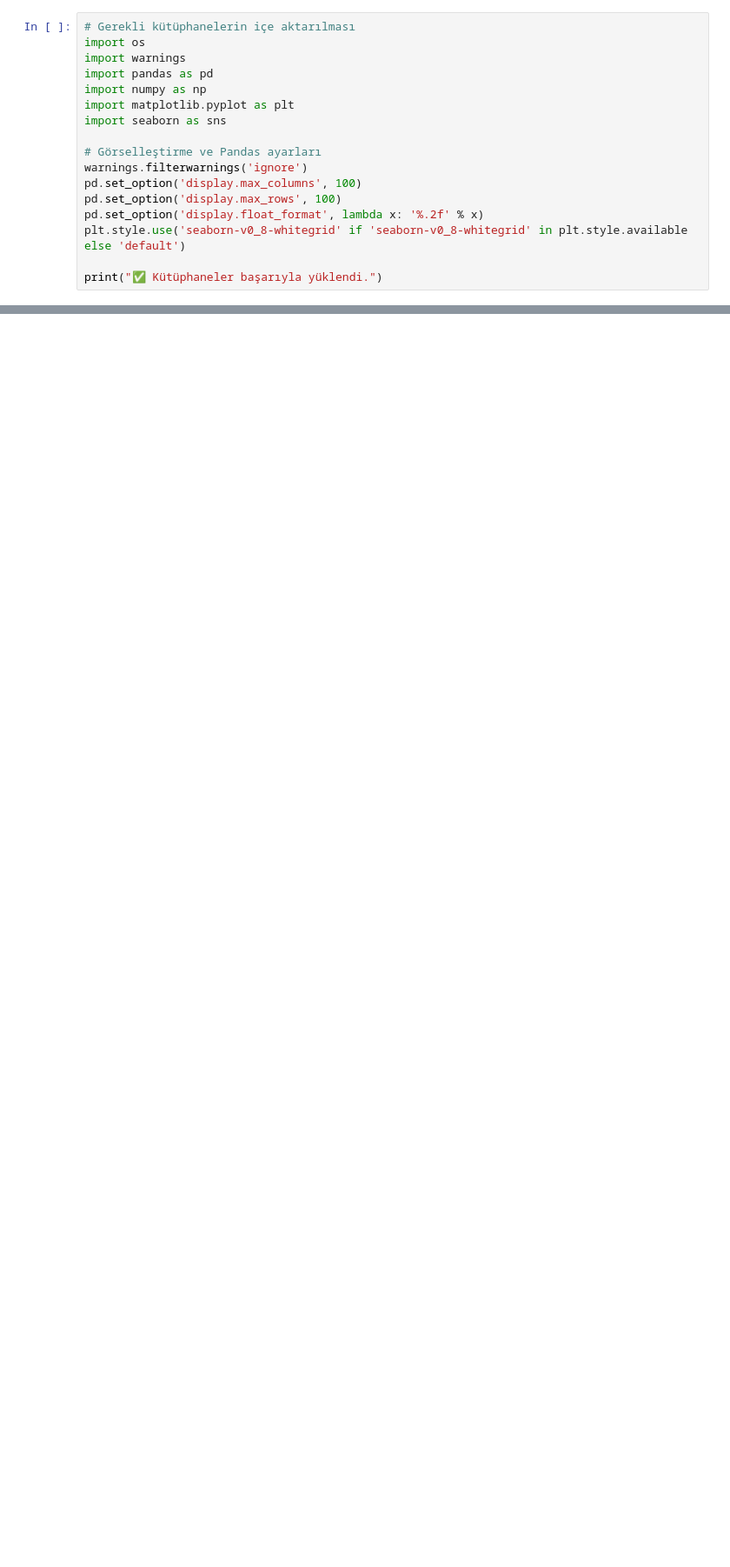
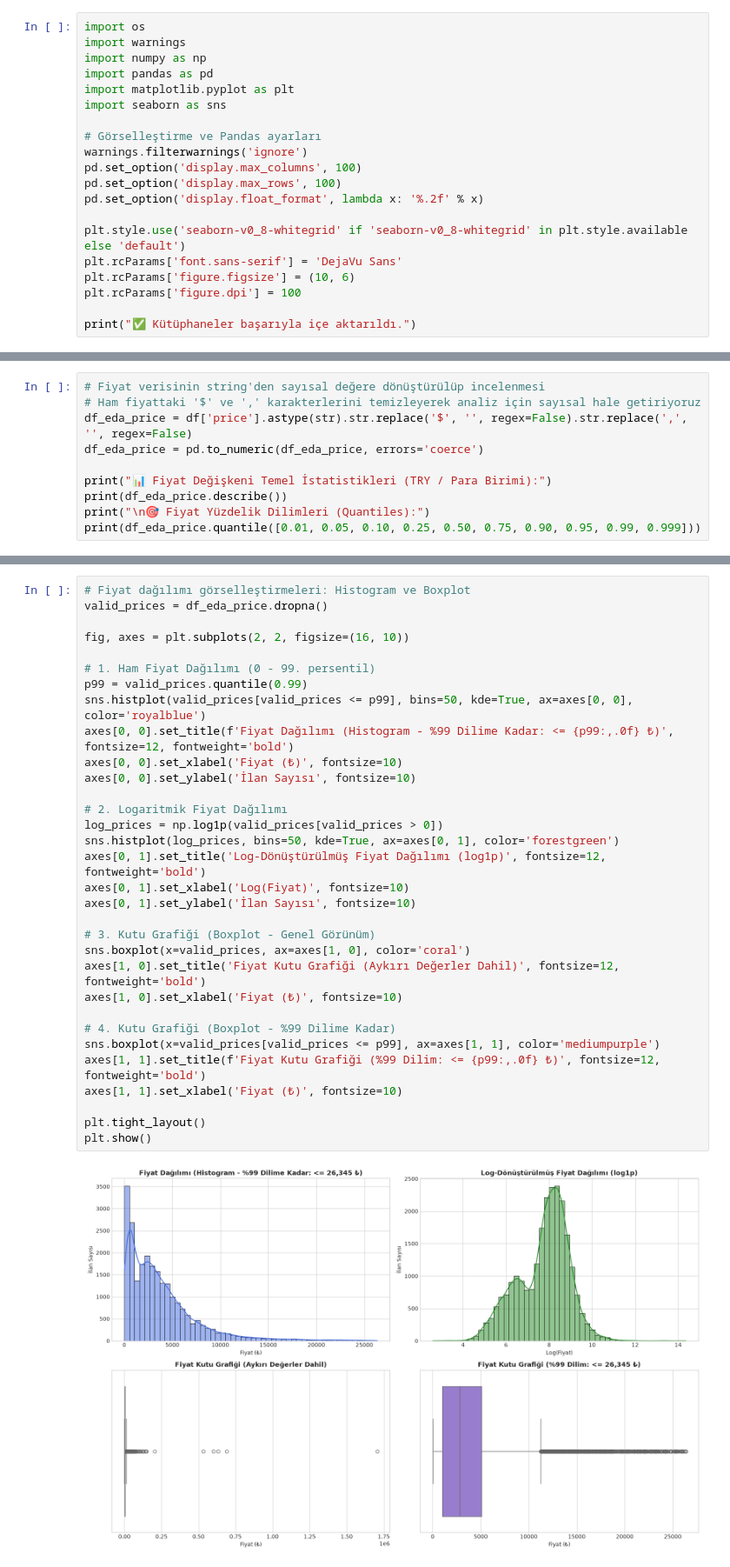
Before and after one commit to eminenazduran/SmartStay-AI, a Jupyter notebook: data_science/notebooks/01_eda_and_cleaning.ipynb, the cells around one changed output, grey strips where cells are left out. Shown at 87% size. Saved outputs shown, nothing was run; the diff lists cells and outputs as text; blank space fills up the shorter version.

Commit message:
Gün 2: Keşifçi veri analizi (EDA) tamamlandı

```diff
--- a/data_science/notebooks/01_eda_and_cleaning.ipynb
+++ b/data_science/notebooks/01_eda_and_cleaning.ipynb
@@ -11,9 +15,8 @@ Bu notebook, **SmartStay AI** projesinin veri bilimi modülünün ilk adımıdı
 # %%
-# Gerekli kütüphanelerin içe aktarılması
 import os
 import warnings
+import numpy as np
 import pandas as pd
-import numpy as np
 import matplotlib.pyplot as plt
 import seaborn as sns
 
@@ -22,6 +25,10 @@ warnings.filterwarnings('ignore')
 pd.set_option('display.max_columns', 100)
 pd.set_option('display.max_rows', 100)
 pd.set_option('display.float_format', lambda x: '%.2f' % x)
+
 plt.style.use('seaborn-v0_8-whitegrid' if 'seaborn-v0_8-whitegrid' in plt.style.available else 'default')
+plt.rcParams['font.sans-serif'] = 'DejaVu Sans'
+plt.rcParams['figure.figsize'] = (10, 6)
+plt.rcParams['figure.dpi'] = 100
 
-print("✅ Kütüphaneler başarıyla yüklendi.")
+print("✅ Kütüphaneler başarıyla içe aktarıldı.")
@@ -76,0 +188,10 @@ df[available_critical_cols].head()
+# %%
+# Fiyat verisinin string'den sayısal değere dönüştürülüp incelenmesi
+# Ham fiyattaki '$' ve ',' karakterlerini temizleyerek analiz için sayısal hale getiriyoruz
+df_eda_price = df['price'].astype(str).str.replace('$', '', regex=False).str.replace(',', '', regex=False)
+df_eda_price = pd.to_numeric(df_eda_price, errors='coerce')
+
+print("📊 Fiyat Değişkeni Temel İstatistikleri (TRY / Para Birimi):")
+print(df_eda_price.describe())
+print("\n🎯 Fiyat Yüzdelik Dilimleri (Quantiles):")
+print(df_eda_price.quantile([0.01, 0.05, 0.10, 0.25, 0.50, 0.75, 0.90, 0.95, 0.99, 0.999]))
@@ -76,0 +216,34 @@ df[available_critical_cols].head()
+# %%
+# Fiyat dağılımı görselleştirmeleri: Histogram ve Boxplot
+valid_prices = df_eda_price.dropna()
+
+fig, axes = plt.subplots(2, 2, figsize=(16, 10))
+
+# 1. Ham Fiyat Dağılımı (0 - 99. persentil)
+p99 = valid_prices.quantile(0.99)
+sns.histplot(valid_prices[valid_prices <= p99], bins=50, kde=True, ax=axes[0, 0], color='royalblue')
+axes[0, 0].set_title(f'Fiyat Dağılımı (Histogram - %99 Dilime Kadar: <= {p99:,.0f} ₺)', fontsize=12, fontweight='bold')
+axes[0, 0].set_xlabel('Fiyat (₺)', fontsize=10)
+axes[0, 0].set_ylabel('İlan Sayısı', fontsize=10)
+
+# 2. Logaritmik Fiyat Dağılımı
+log_prices = np.log1p(valid_prices[valid_prices > 0])
+sns.histplot(log_prices, bins=50, kde=True, ax=axes[0, 1], color='forestgreen')
+axes[0, 1].set_title('Log-Dönüştürülmüş Fiyat Dağılımı (log1p)', fontsize=12, fontweight='bold')
+axes[0, 1].set_xlabel('Log(Fiyat)', fontsize=10)
+axes[0, 1].set_ylabel('İlan Sayısı', fontsize=10)
+
+# 3. Kutu Grafiği (Boxplot - Genel Görünüm)
+sns.boxplot(x=valid_prices, ax=axes[1, 0], color='coral')
+axes[1, 0].set_title('Fiyat Kutu Grafiği (Aykırı Değerler Dahil)', fontsize=12, fontweight='bold')
+axes[1, 0].set_xlabel('Fiyat (₺)', fontsize=10)
+
+# 4. Kutu Grafiği (Boxplot - %99 Dilime Kadar)
+sns.boxplot(x=valid_prices[valid_prices <= p99], ax=axes[1, 1], color='mediumpurple')
+axes[1, 1].set_title(f'Fiyat Kutu Grafiği (%99 Dilim: <= {p99:,.0f} ₺)', fontsize=12, fontweight='bold')
+axes[1, 1].set_xlabel('Fiyat (₺)', fontsize=10)
+
+plt.tight_layout()
+plt.show()
+# %% [output]
+[figure, added]
```
Also changed, not shown: parts of 27 cells of this notebook, 1 other file.
